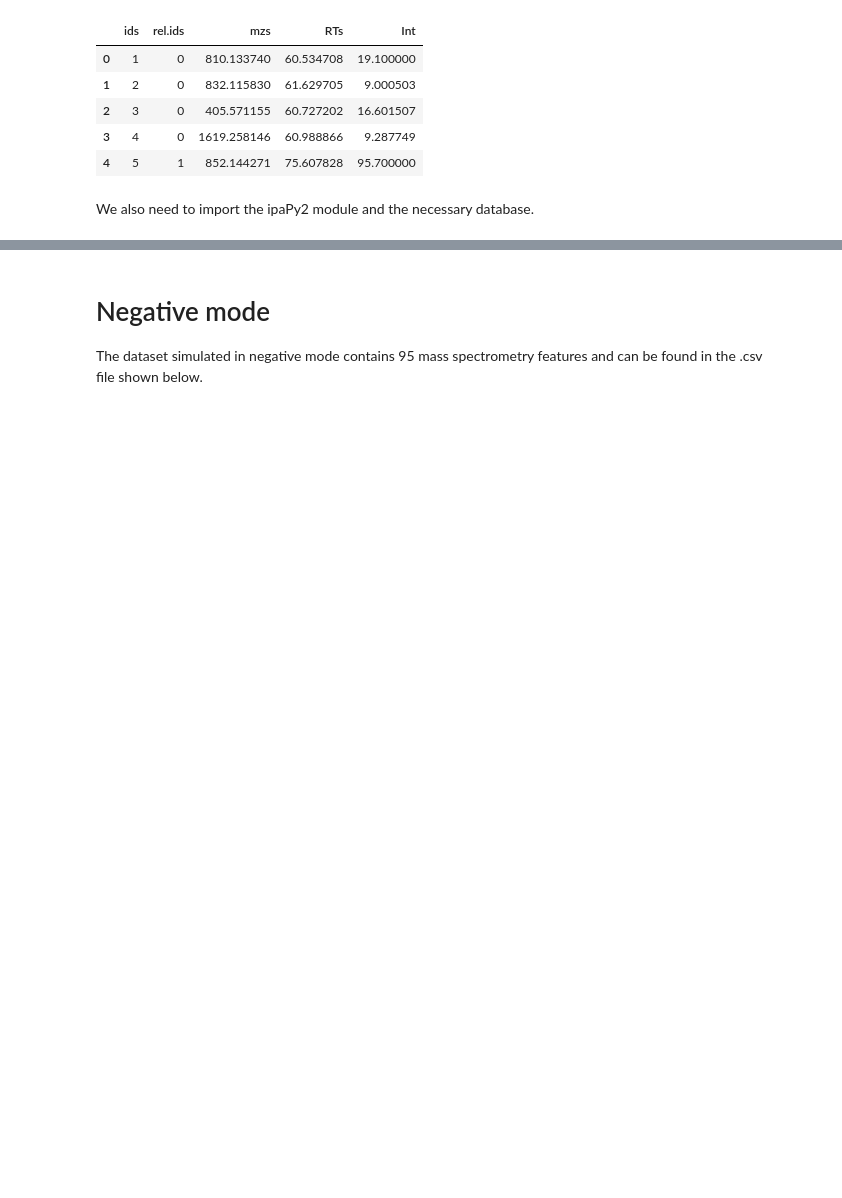
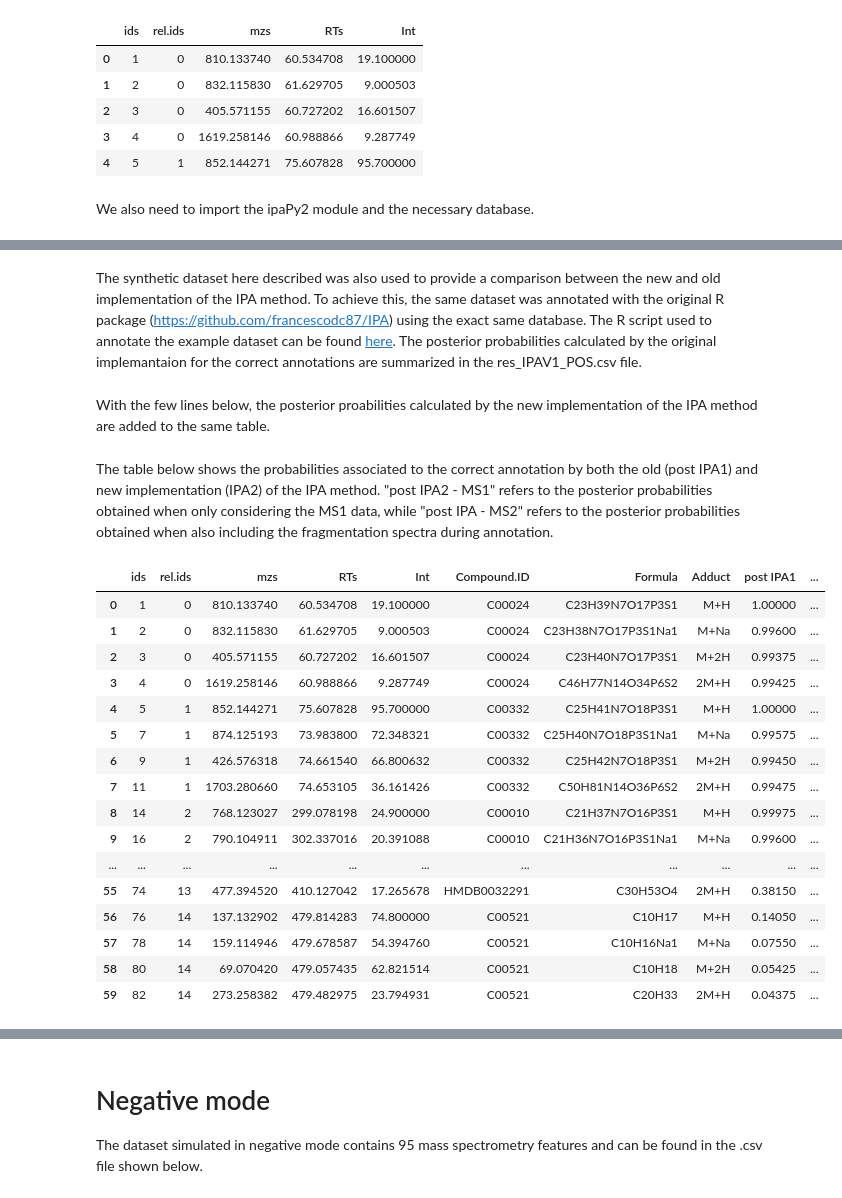
Before and after one commit to francescodc87/ipaPy2, a Jupyter notebook: Synthetic_example.ipynb, the cells around one changed output, grey strips where cells are left out. Drawn from its saved outputs; the diff is of its cells as text; code cells hidden in the pictures; blank space fills up the shorter version.

```diff
--- a/Synthetic_example.ipynb
+++ b/Synthetic_example.ipynb
@@ -81,0 +112,3 @@ Done -  169.1 seconds elapsed
+# %%
+dfMS2 = pd.read_csv('ExampleDatasets/Synthetic/dfMS2_pos.csv')
+dfMS2
@@ -81,0 +122,4 @@ Done -  169.1 seconds elapsed
+# %%
+DBMS2 = pd.read_csv('ExampleDatasets/Synthetic/DBMS2_reduced.csv')
+annotations_MS2 = ipa.simpleIPA(df=df,dfMS2=dfMS2,DBMS2=DBMS2,ionisation=1,DB=DB,adductsAll=adducts,ppm=5,
+                                ppmthr=30,Bio=Bio,delta_add=.1,delta_bio=1,burn=1000,noits=5000,CSunk=0.1,ncores=5)
@@ -81,0 +137,40 @@ Done -  169.1 seconds elapsed
+# %% [markdown]
+The synthetic dataset here described was also used to provide a comparison between the new and old implementation of the IPA method. To achieve this, the same dataset was annotated with the original R package ([https://github.com/francescodc87/IPA](https://github.com/francescodc87/IPA)) using the exact same database. The R script used to annotate the example dataset can be found [here](https://github.com/francescodc87/ipaPy2/blob/main/ExampleDatasets/Synthetic/running_old_IPA.R). The posterior probabilities calculated by the original implemantaion for the correct annotations are summarized in the res_IPAV1_POS.csv file.
+# %%
+result_summary = pd.read_csv('ExampleDatasets/Synthetic/res_IPAV1_POS.csv')
+# %% [markdown]
+With the few lines below, the posterior proabilities calculated by the new implementation of the IPA method are added to the same table.
+# %%
+postIPA2_MS1 = []
+postIPA2_MS2 = []
+for idx in result_summary['ids']:
+    correct=list(result_summary['Compound.ID'][result_summary['ids']==idx])[0]
+    tmp = annotations_MS1[idx]
+    postIPA2_MS1.append(list(tmp['post Gibbs'][tmp['id']==correct])[0])
+    tmp = annotations_MS2[idx]
+    postIPA2_MS2.append(list(tmp['post Gibbs'][tmp['id']==correct])[0])
+
+result_summary['post IPA2 - MS1'] = postIPA2_MS1
+result_summary['post IPA2 - MS2'] = postIPA2_MS2
+# %% [markdown]
+The table below shows the probabilities associated to the correct annotation by both the old (post IPA1) and new implementation (IPA2) of the IPA method. "post IPA2 - MS1" refers to the posterior probabilities obtained when only considering the MS1 data, while "post IPA - MS2" refers to the posterior probabilities obtained when also including the fragmentation spectra during annotation.
+# %%
+result_summary
+# %% [output]
+|  | ids | rel.ids | mzs | RTs | Int | Compound.ID | Formula | Adduct | post IPA1 | ... |
+| 0 | 1 | 0 | 810.133740 | 60.534708 | 19.100000 | C00024 | C23H39N7O17P3S1 | M+H | 1.00000 | ... |
+| 1 | 2 | 0 | 832.115830 | 61.629705 | 9.000503 | C00024 | C23H38N7O17P3S1Na1 | M+Na | 0.99600 | ... |
+| 2 | 3 | 0 | 405.571155 | 60.727202 | 16.601507 | C00024 | C23H40N7O17P3S1 | M+2H | 0.99375 | ... |
+| 3 | 4 | 0 | 1619.258146 | 60.988866 | 9.287749 | C00024 | C46H77N14O34P6S2 | 2M+H | 0.99425 | ... |
+| 4 | 5 | 1 | 852.144271 | 75.607828 | 95.700000 | C00332 | C25H41N7O18P3S1 | M+H | 1.00000 | ... |
+| 5 | 7 | 1 | 874.125193 | 73.983800 | 72.348321 | C00332 | C25H40N7O18P3S1Na1 | M+Na | 0.99575 | ... |
+| 6 | 9 | 1 | 426.576318 | 74.661540 | 66.800632 | C00332 | C25H42N7O18P3S1 | M+2H | 0.99450 | ... |
+| 7 | 11 | 1 | 1703.280660 | 74.653105 | 36.161426 | C00332 | C50H81N14O36P6S2 | 2M+H | 0.99475 | ... |
+| 8 | 14 | 2 | 768.123027 | 299.078198 | 24.900000 | C00010 | C21H37N7O16P3S1 | M+H | 0.99975 | ... |
+| 9 | 16 | 2 | 790.104911 | 302.337016 | 20.391088 | C00010 | C21H36N7O16P3S1Na1 | M+Na | 0.99600 | ... |
+| ... | ... | ... | ... | ... | ... | ... | ... | ... | ... | ... |
+| 55 | 74 | 13 | 477.394520 | 410.127042 | 17.265678 | HMDB0032291 | C30H53O4 | 2M+H | 0.38150 | ... |
+| 56 | 76 | 14 | 137.132902 | 479.814283 | 74.800000 | C00521 | C10H17 | M+H | 0.14050 | ... |
+| 57 | 78 | 14 | 159.114946 | 479.678587 | 54.394760 | C00521 | C10H16Na1 | M+Na | 0.07550 | ... |
+| 58 | 80 | 14 | 69.070420 | 479.057435 | 62.821514 | C00521 | C10H18 | M+2H | 0.05425 | ... |
+| 59 | 82 | 14 | 273.258382 | 479.482975 | 23.794931 | C00521 | C20H33 | 2M+H | 0.04375 | ... |
```
Also changed, not shown: parts of 42 cells of this notebook.
